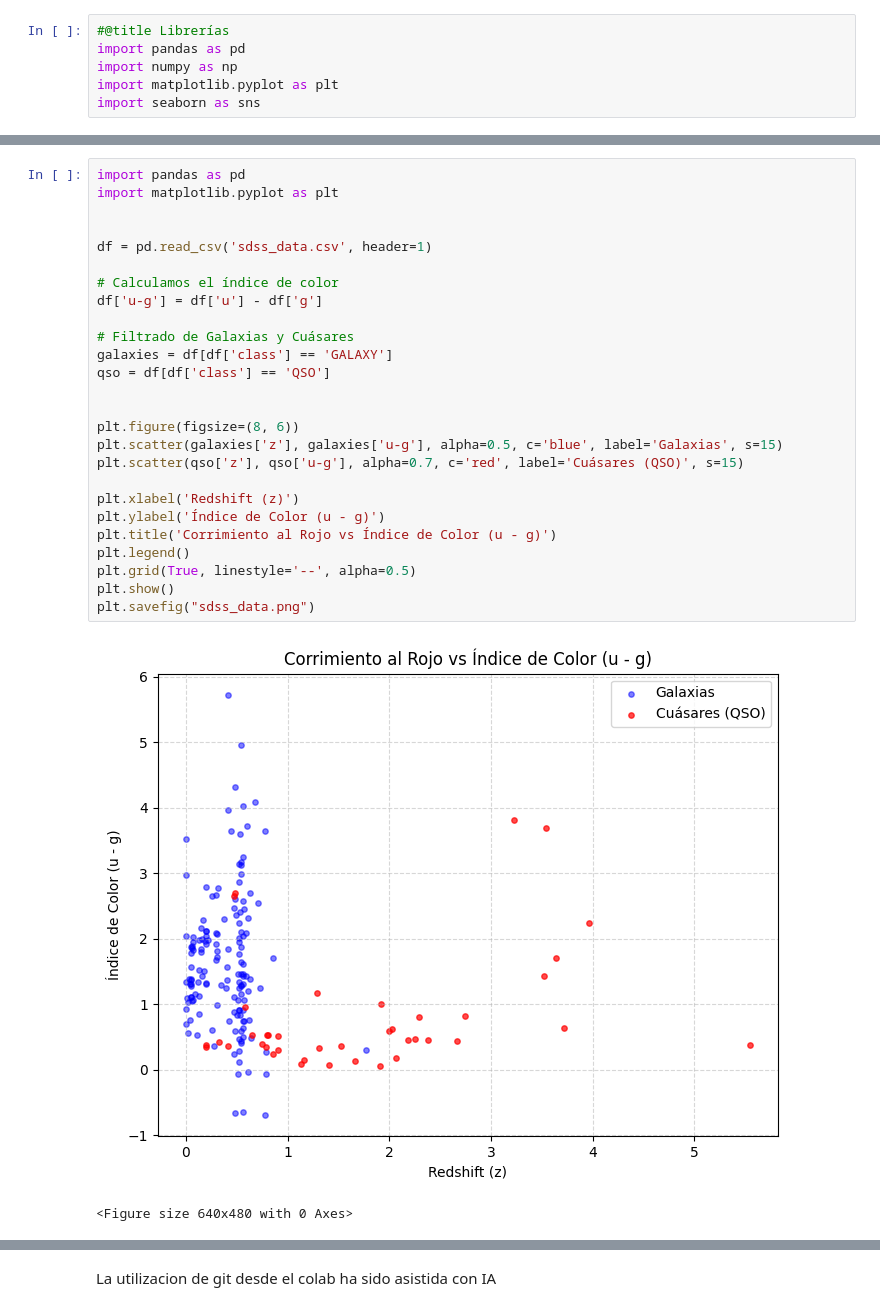
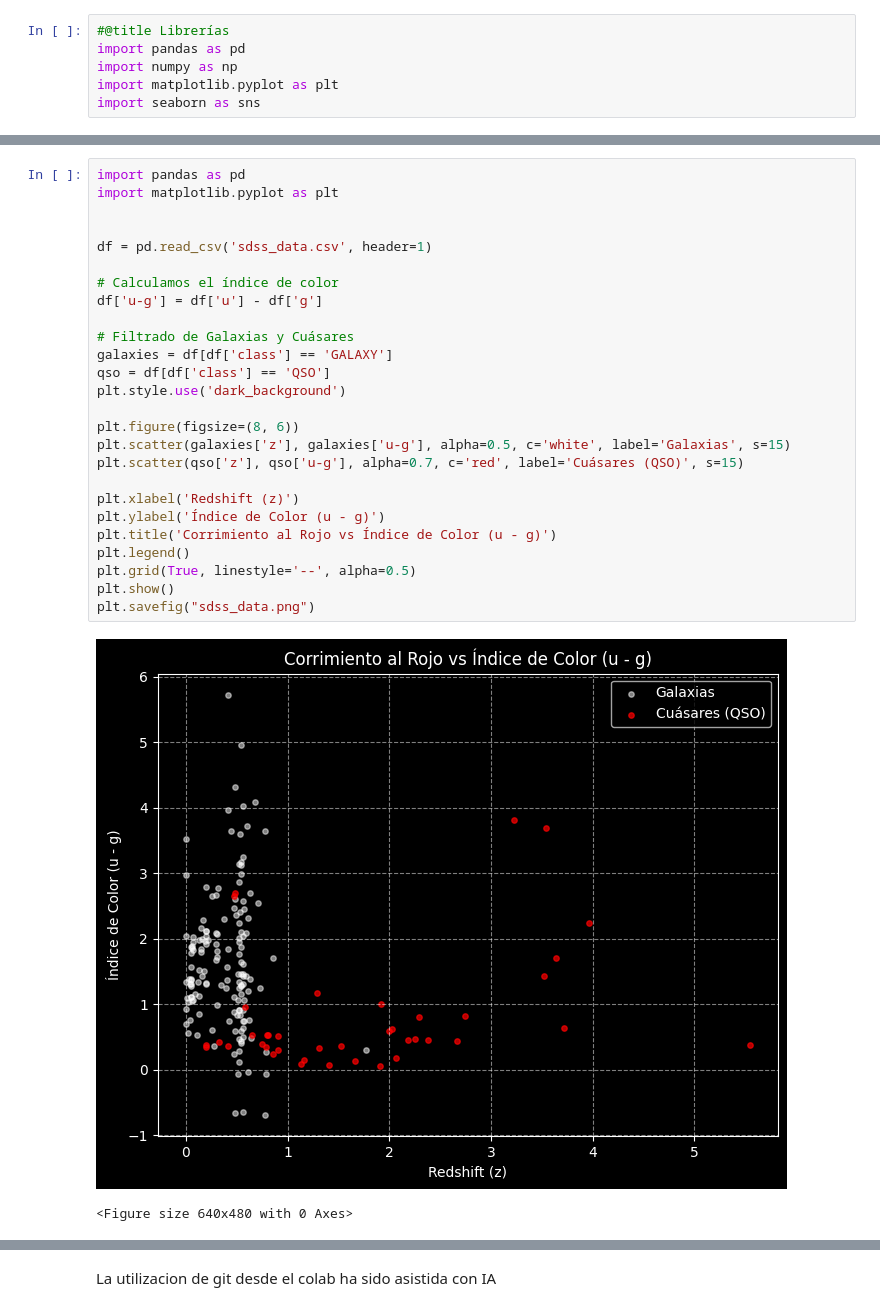
Before and after one commit to Gars220/Proyecto_2_campo_profundo, a Jupyter notebook: sdss_extraction_analysis.ipynb, the cells around one changed output, grey strips where cells are left out. Saved outputs shown, nothing was run; the diff lists cells and outputs as text.

```diff
--- a/sdss_extraction_analysis.ipynb
+++ b/sdss_extraction_analysis.ipynb
@@ -43,29 +43,29 @@ GALAXY,0.3015569,21.81279,19.73618
 # %%
 import pandas as pd
 import matplotlib.pyplot as plt
 
 
 df = pd.read_csv('sdss_data.csv', header=1)
 
 # Calculamos el índice de color
 df['u-g'] = df['u'] - df['g']
 
 # Filtrado de Galaxias y Cuásares
 galaxies = df[df['class'] == 'GALAXY']
 qso = df[df['class'] == 'QSO']
-
+plt.style.use('dark_background')
 
 plt.figure(figsize=(8, 6))
-plt.scatter(galaxies['z'], galaxies['u-g'], alpha=0.5, c='blue', label='Galaxias', s=15)
+plt.scatter(galaxies['z'], galaxies['u-g'], alpha=0.5, c='white', label='Galaxias', s=15)
 plt.scatter(qso['z'], qso['u-g'], alpha=0.7, c='red', label='Cuásares (QSO)', s=15)
 
 plt.xlabel('Redshift (z)')
 plt.ylabel('Índice de Color (u - g)')
 plt.title('Corrimiento al Rojo vs Índice de Color (u - g)')
 plt.legend()
 plt.grid(True, linestyle='--', alpha=0.5)
 plt.show()
 plt.savefig("sdss_data.png")
 # %% [output]
-[figure, old version]
+[figure, new version]
 <Figure size 640x480 with 0 Axes>
```
Also changed, not shown: parts of 5 cells of this notebook.
